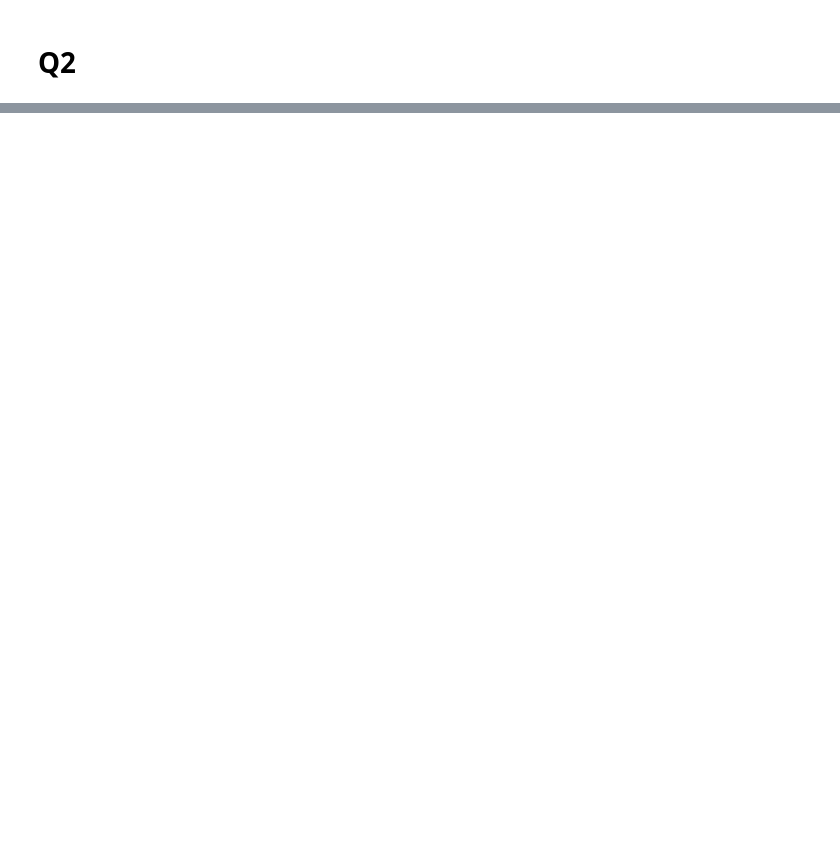
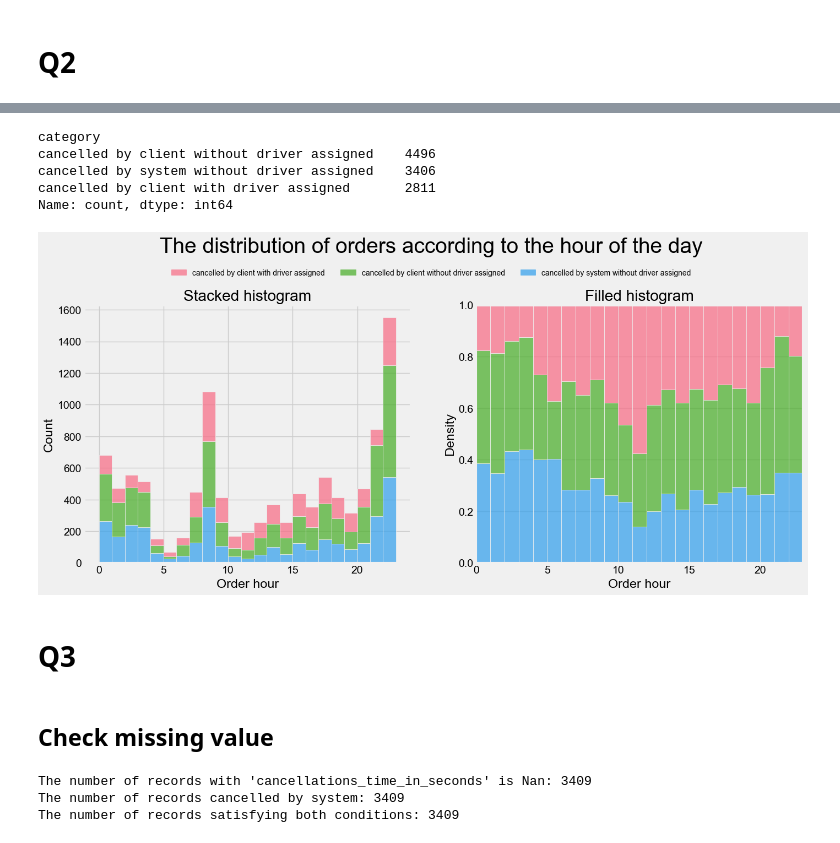
Before and after one commit to SUSTech-STA326/STA326_Assignment2, a Jupyter notebook: ass2.ipynb, the cells around one changed output, grey strips where cells are left out. Saved outputs shown, nothing was run; the diff lists cells and outputs as text; code cells hidden in the pictures; blank space fills up the shorter version.

```diff
--- a/ass2.ipynb
+++ b/ass2.ipynb
@@ -114,2 +134,6 @@ for p in bar.patches:
 # %% [markdown]
 # Q2
+# %%
+df_order["order_datetime"] = pd.to_datetime(df_order["order_datetime"])
+df_order["order_hour"] = df_order["order_datetime"].dt.hour
+df_order["order_hour"].head()
@@ -115,0 +167,13 @@ for p in bar.patches:
+# %%
+def get_category(x):
+    if (x["order_status_key"]==9) & (x["is_driver_assigned_key"]==1):
+        return "cancelled by system with driver assigned"
+    if (x["order_status_key"]==9) & (x["is_driver_assigned_key"]==0):
+        return "cancelled by system without driver assigned"
+    if (x["order_status_key"]==4) & (x["is_driver_assigned_key"]==1):
+        return "cancelled by client with driver assigned"
+    if (x["order_status_key"]==4) & (x["is_driver_assigned_key"]==0):
+        return "cancelled by client without driver assigned"
+
+df_order["category"] = df_order.apply(get_category,axis = 1)
+df_order[['order_status_key', 'is_driver_assigned_key', 'category']].head()
@@ -115,0 +187,50 @@ for p in bar.patches:
+# %%
+df_order.loc[~(df_order["category"]=="cancelled by system with driver assigned"),"category"].value_counts()
+# %% [output]
+category
+cancelled by client without driver assigned    4496
+cancelled by system without driver assigned    3406
+cancelled by client with driver assigned       2811
+Name: count, dtype: int64
+# %%
+fig, axs = plt.subplots(1, 2, figsize=(15, 6.5))
+plt.suptitle("The distribution of orders according to the hour of the day", fontsize=28)
+plt.subplots_adjust(top = 0.79)
+
+histplot1 = sns.histplot(data=df_order.loc[df_order["category"] != "cancelled by system with driver assigned"], x="order_hour", hue="category", fill=True, multiple="stack", binwidth=1, ax=axs[0])
+axs[0].set_title("Stacked histogram")
+axs[0].set_xlabel("Order hour")
+histplot2 = sns.histplot(data=df_order.loc[df_order["category"] != "cancelled by system with driver assigned"], x="order_hour", hue="category", fill=True, multiple="fill", binwidth=1, ax=axs[1])
+axs[1].set_xlabel("Order hour")
+axs[1].set_title("Filled histogram")
+
+axs[1].set_ylabel("Density")
+
+
+legend2 = histplot2.get_legend()
+
+labels2 = [t.get_text() for t in legend2.get_texts()]
+colors2 = [h.get_facecolor() for h in legend2.get_patches()]
+tuple_tmp = [(color, label) for label, color in zip(labels2, colors2)]
+
+legend_patches = [mpatches.Patch(color = i[0],label = i[1]) for i in tuple_tmp]
+
+plt.legend(handles=legend_patches, loc="upper center", bbox_to_anchor=(0.5, 0.91), fontsize=10, bbox_transform=fig.transFigure, ncol = 3,frameon = False)
+
+axs[0].get_legend().remove();
+# plt.tight_layout()
+plt.savefig("output/Q2_histogram_order_hour.svg",bbox_inches="tight")
+# %% [output]
+[figure, added]
+# %% [markdown]
+# Q3
+# %% [markdown]
+## Check missing value
+# %%
+print("The number of records with 'cancellations_time_in_seconds' is Nan:",df_order["cancellations_time_in_seconds"].isnull().sum())
+print("The number of records cancelled by system:",len(df_order[df_order["order_status_key"] == 9]))
+print("The number of records satisfying both conditions:", len(df_order[(df_order["cancellations_time_in_seconds"].isnull()) & (df_order["order_status_key"] == 9)]))
+# %% [output]
+The number of records with 'cancellations_time_in_seconds' is Nan: 3409
+The number of records cancelled by system: 3409
+The number of records satisfying both conditions: 3409
```
Also changed, not shown: parts of 26 cells of this notebook, 8 other files.
